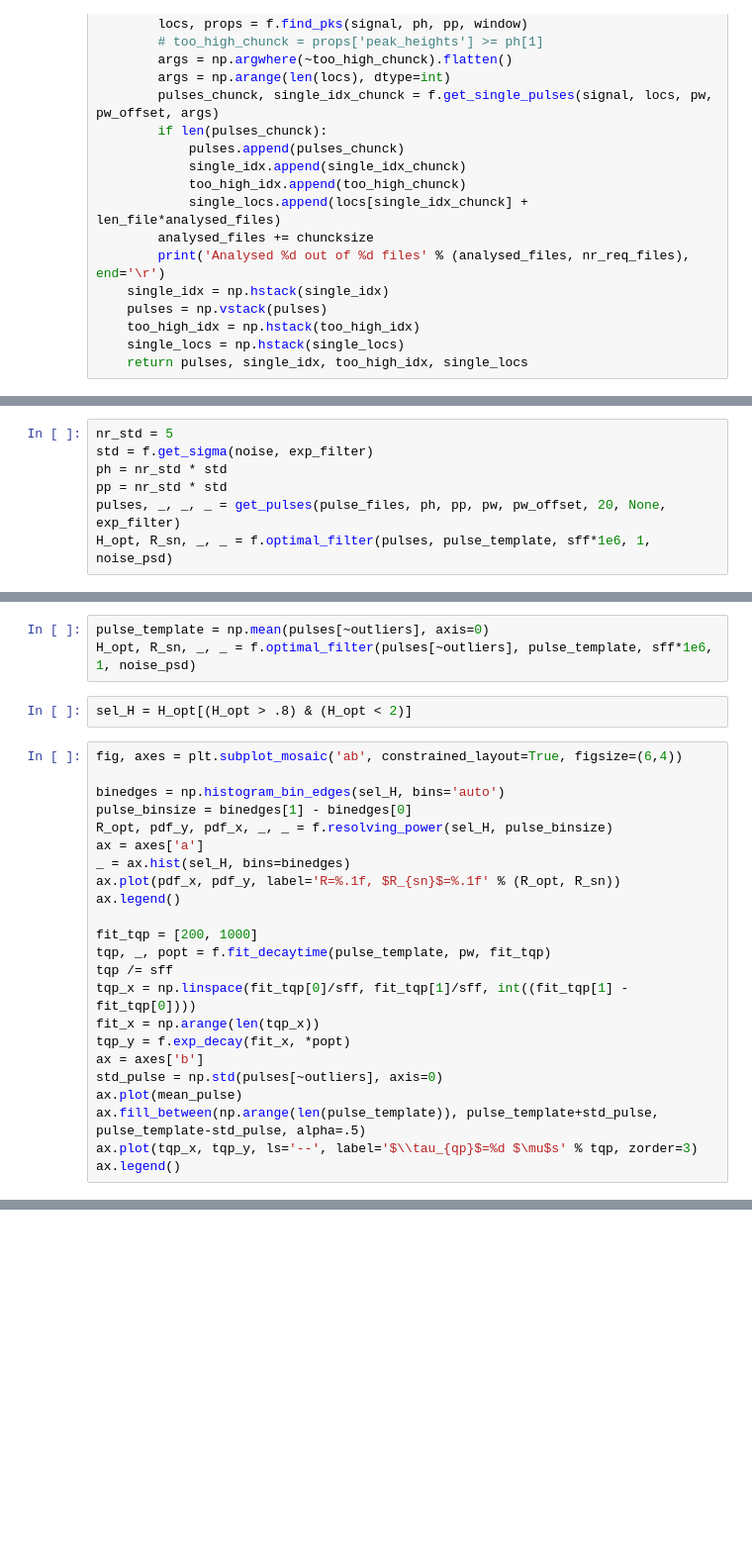
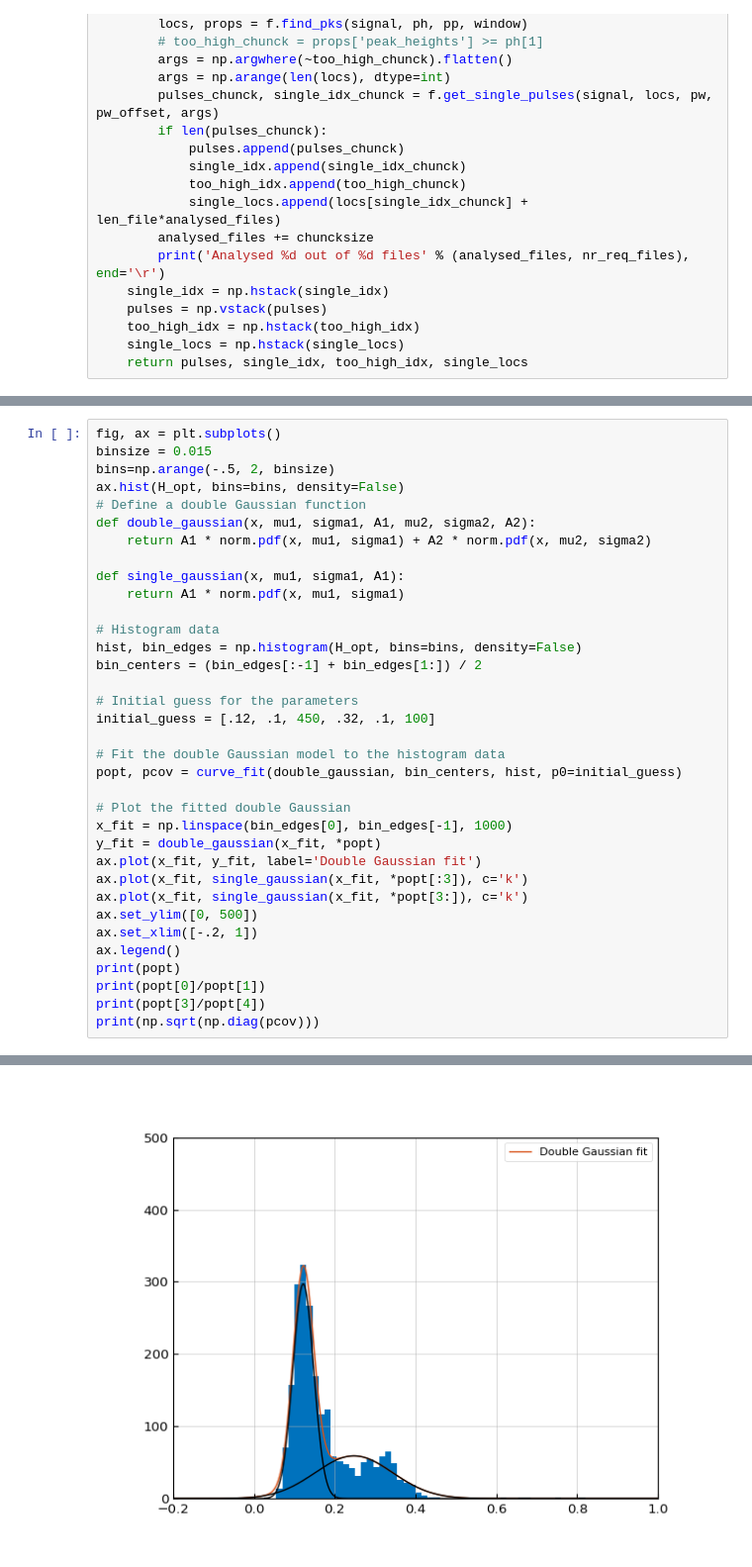
Before and after one commit to wilbertras/mir-kids, a Jupyter notebook: figures/resolving power 185um.ipynb, the cells around one changed output, grey strips where cells are left out. Shown at 99% size. Cells and saved outputs as stored; diff of their text form; blank space fills up the shorter version.

```diff
--- a/figures/resolving power 185um.ipynb
+++ b/figures/resolving power 185um.ipynb
@@ -265,7 +284,0 @@ print(R_sn)
-# %%
-nr_std = 5
-std = f.get_sigma(noise, exp_filter)
-ph = nr_std * std
-pp = nr_std * std
-pulses, _, _, _ = get_pulses(pulse_files, ph, pp, pw, pw_offset, 20, None, exp_filter)
-H_opt, R_sn, _, _ = f.optimal_filter(pulses, pulse_template, sff*1e6, 1, noise_psd)
@@ -281,28 +285,36 @@ _ = ax.plot(pulses[~outliers].T, alpha=.2, lw=.1, c='y')
-# %%
-pulse_template = np.mean(pulses[~outliers], axis=0)
-H_opt, R_sn, _, _ = f.optimal_filter(pulses[~outliers], pulse_template, sff*1e6, 1, noise_psd)
-# %%
-sel_H = H_opt[(H_opt > .8) & (H_opt < 2)]
-# %%
-fig, axes = plt.subplot_mosaic('ab', constrained_layout=True, figsize=(6,4))
-
-binedges = np.histogram_bin_edges(sel_H, bins='auto')
-pulse_binsize = binedges[1] - binedges[0]
-R_opt, pdf_y, pdf_x, _, _ = f.resolving_power(sel_H, pulse_binsize)
-ax = axes['a']
-_ = ax.hist(sel_H, bins=binedges)
-ax.plot(pdf_x, pdf_y, label='R=%.1f, $R_{sn}$=%.1f' % (R_opt, R_sn))
-ax.legend()
-
-fit_tqp = [200, 1000]
-tqp, _, popt = f.fit_decaytime(pulse_template, pw, fit_tqp)
-tqp /= sff
-tqp_x = np.linspace(fit_tqp[0]/sff, fit_tqp[1]/sff, int((fit_tqp[1] - fit_tqp[0])))
-fit_x = np.arange(len(tqp_x))
-tqp_y = f.exp_decay(fit_x, *popt)
-ax = axes['b']
-std_pulse = np.std(pulses[~outliers], axis=0)
-ax.plot(mean_pulse)
-ax.fill_between(np.arange(len(pulse_template)), pulse_template+std_pulse, pulse_template-std_pulse, alpha=.5)
-ax.plot(tqp_x, tqp_y, ls='--', label='$\\tau_{qp}$=%d $\mu$s' % tqp, zorder=3)
-ax.legend()
+# %%
+fig, ax = plt.subplots()
+binsize = 0.015
+bins=np.arange(-.5, 2, binsize)
+ax.hist(H_opt, bins=bins, density=False)
+# Define a double Gaussian function
+def double_gaussian(x, mu1, sigma1, A1, mu2, sigma2, A2):
+    return A1 * norm.pdf(x, mu1, sigma1) + A2 * norm.pdf(x, mu2, sigma2)
+
+def single_gaussian(x, mu1, sigma1, A1):
+    return A1 * norm.pdf(x, mu1, sigma1)
+
+# Histogram data
+hist, bin_edges = np.histogram(H_opt, bins=bins, density=False)
+bin_centers = (bin_edges[:-1] + bin_edges[1:]) / 2
+
+# Initial guess for the parameters
+initial_guess = [.12, .1, 450, .32, .1, 100]
+
+# Fit the double Gaussian model to the histogram data
+popt, pcov = curve_fit(double_gaussian, bin_centers, hist, p0=initial_guess)
+
+# Plot the fitted double Gaussian
+x_fit = np.linspace(bin_edges[0], bin_edges[-1], 1000)
+y_fit = double_gaussian(x_fit, *popt)
+ax.plot(x_fit, y_fit, label='Double Gaussian fit')
+ax.plot(x_fit, single_gaussian(x_fit, *popt[:3]), c='k')
+ax.plot(x_fit, single_gaussian(x_fit, *popt[3:]), c='k')
+ax.set_ylim([0, 500])
+ax.set_xlim([-.2, 1])
+ax.legend()
+print(popt)
+print(popt[0]/popt[1])
+print(popt[3]/popt[4])
+print(np.sqrt(np.diag(pcov)))
+# %% [output]
@@ -308,0 +326 @@ ax.legend()
+[figure, added]
```
Also changed, not shown: parts of 8 cells of this notebook, 46 other files.
